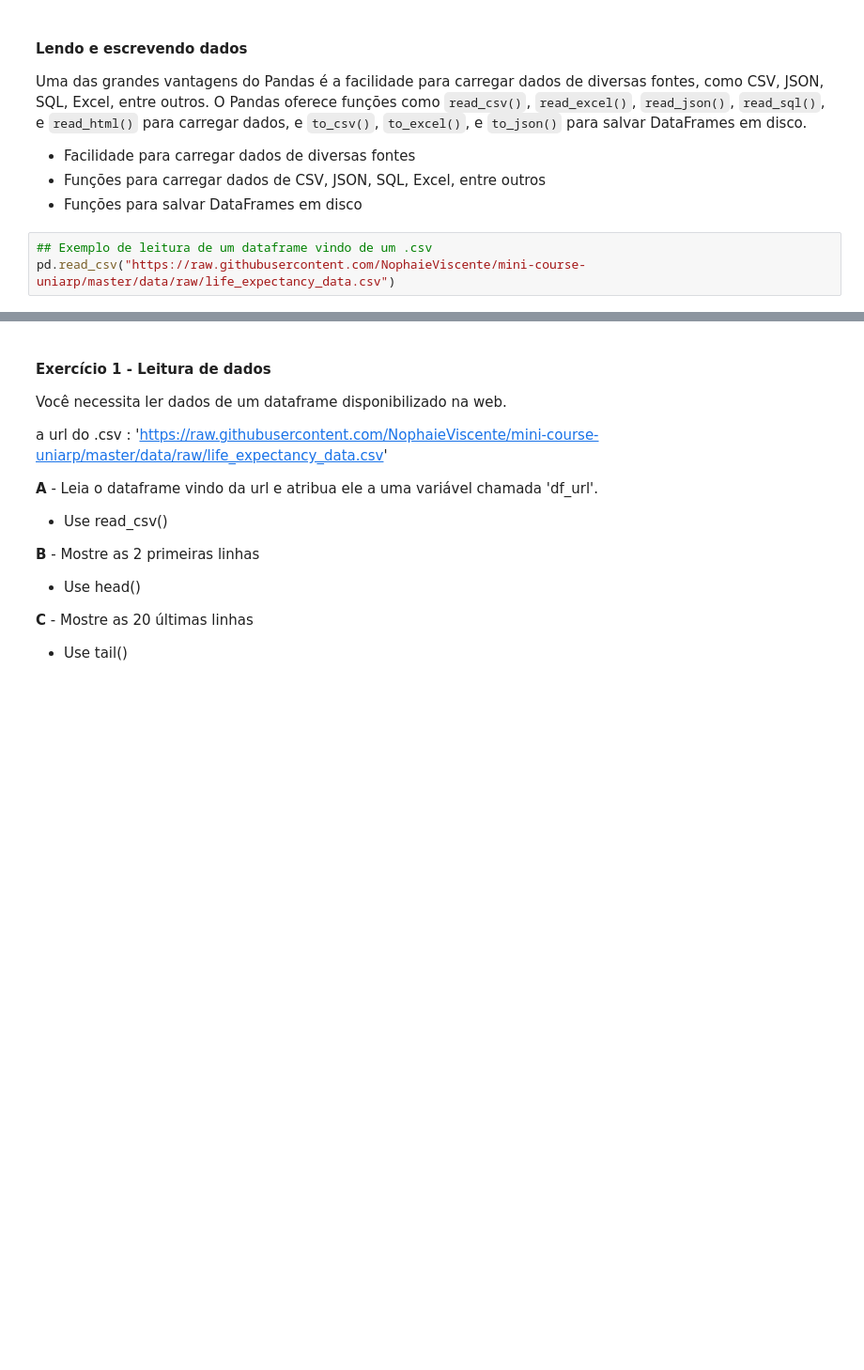
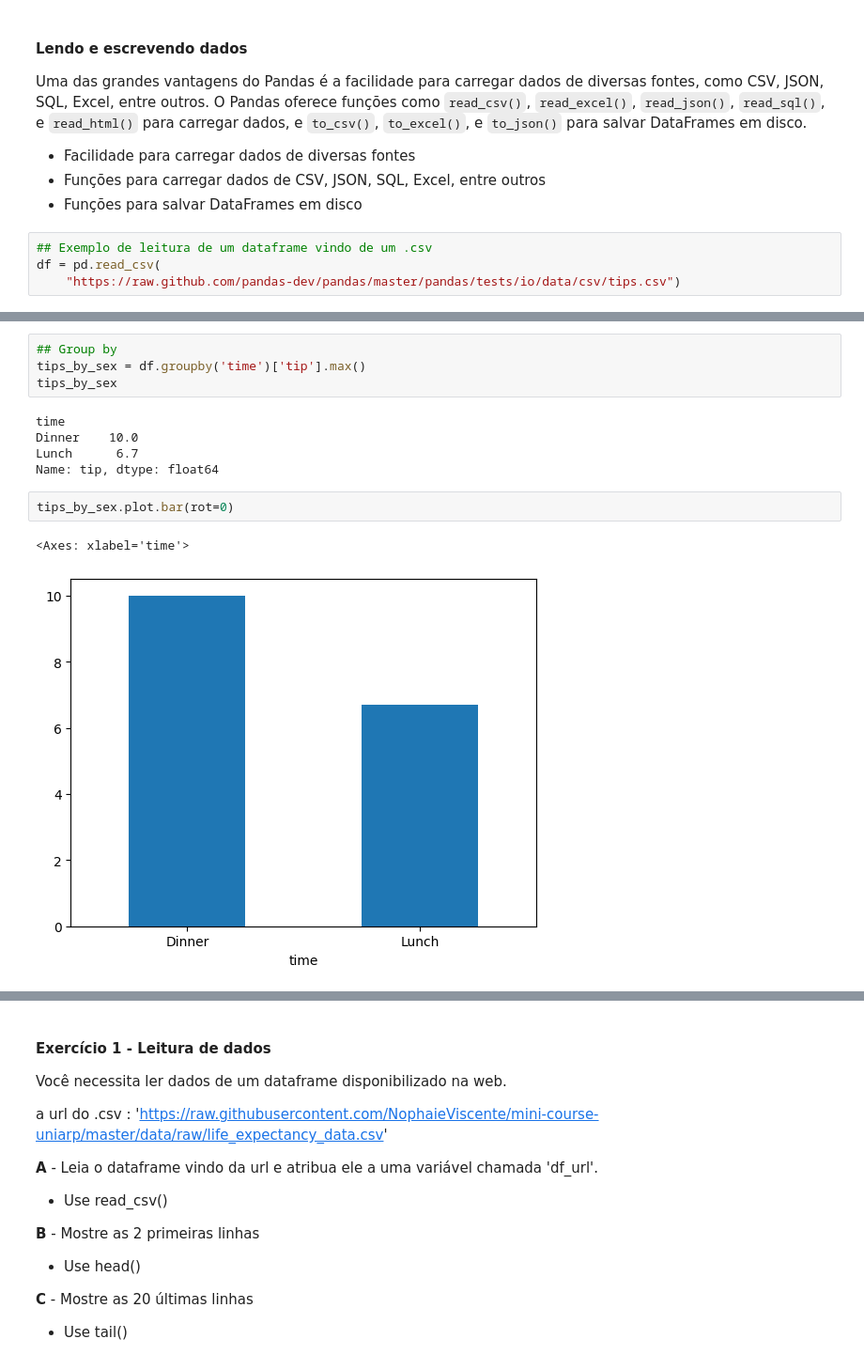
Before and after one commit to NophaieViscente/mini-course-uniarp, a Jupyter notebook: src/notebooks/pandas_introduction.ipynb, the cells around one changed output, grey strips where cells are left out. Shown: that part at 94% size. Drawn from its saved outputs; the diff is of its cells as text; blank space fills up the shorter version.

Commit message:
MATERIAL : Material para análise via pandas

```diff
--- a/src/notebooks/pandas_introduction.ipynb
+++ b/src/notebooks/pandas_introduction.ipynb
@@ -54,4 +55,5 @@ Uma das grandes vantagens do Pandas é a facilidade para carregar dados de diver
 - Funções para salvar DataFrames em disco
 # %%
 ## Exemplo de leitura de um dataframe vindo de um .csv
-pd.read_csv("https://raw.githubusercontent.com/NophaieViscente/mini-course-uniarp/master/data/raw/life_expectancy_data.csv")
+df = pd.read_csv(
+    "https://raw.github.com/pandas-dev/pandas/master/pandas/tests/io/data/csv/tips.csv")
@@ -71,0 +203,14 @@ pd.read_csv("https://raw.githubusercontent.com/NophaieViscente/mini-course-uniar
+# %%
+## Group by
+tips_by_sex = df.groupby('time')['tip'].max()
+tips_by_sex
+# %% [output]
+time
+Dinner    10.0
+Lunch      6.7
+Name: tip, dtype: float64
+# %%
+tips_by_sex.plot.bar(rot=0)
+# %% [output]
+<Axes: xlabel='time'>
+[figure, added]
```
Also changed, not shown: parts of 19 cells of this notebook, 1 other file.
